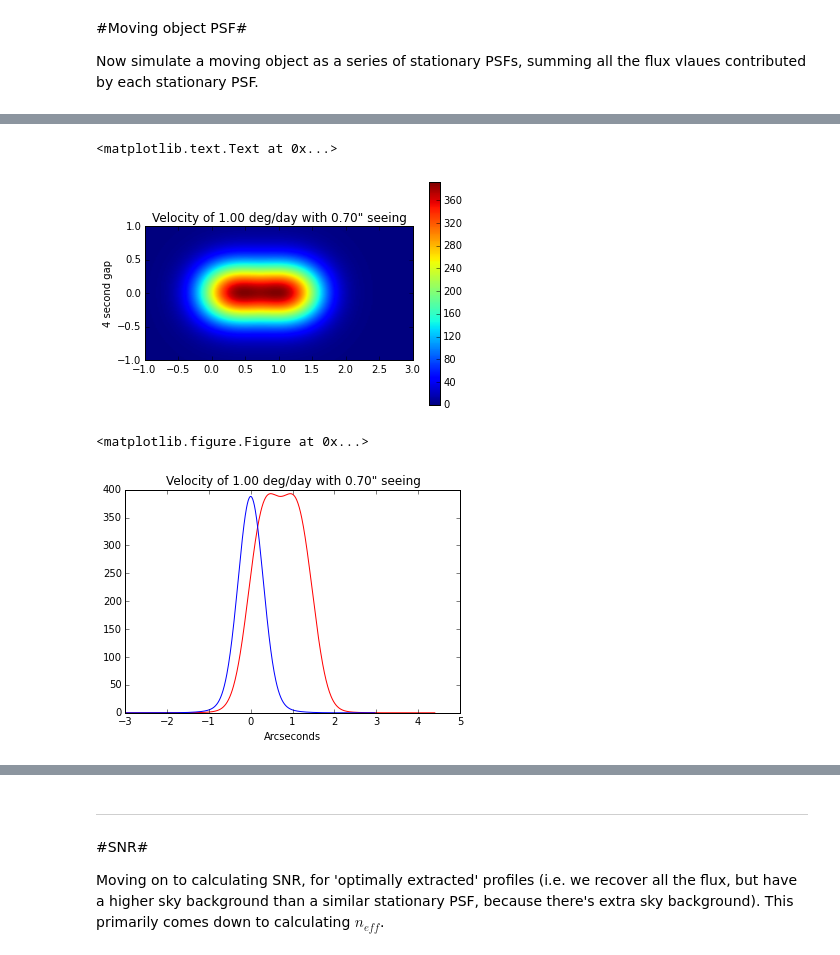
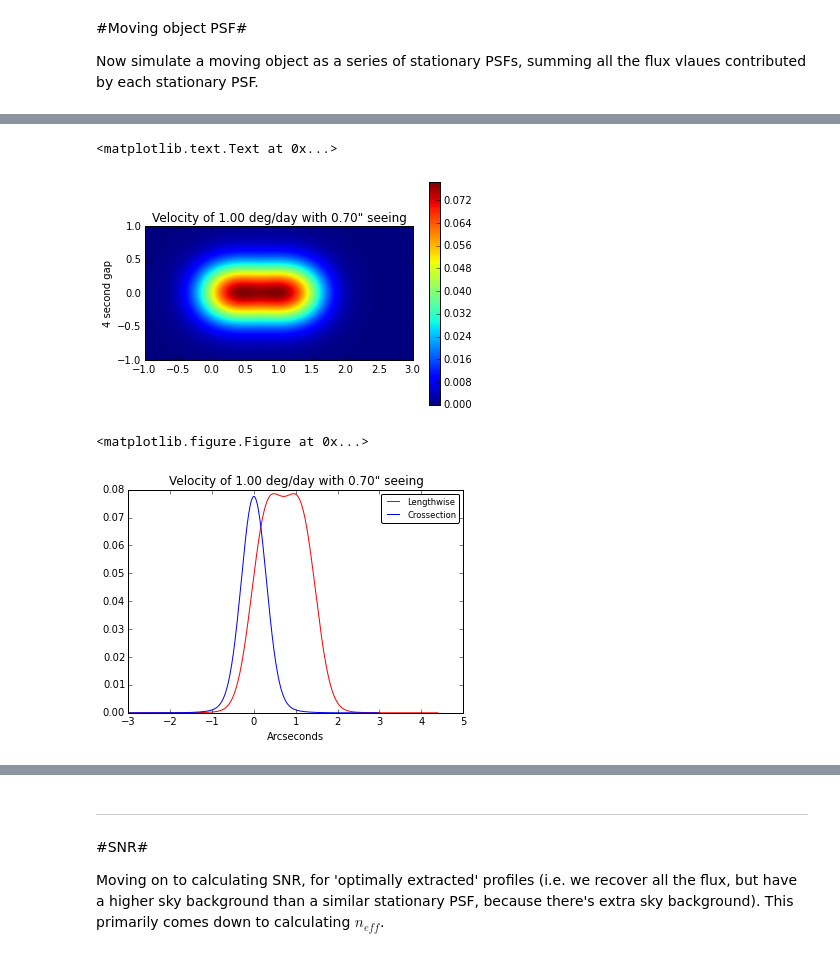
Before and after one commit to rhiannonlynne/MafSSO, a Jupyter notebook: Trailing Losses.ipynb, the cells around one changed output, grey strips where cells are left out. Drawn from its saved outputs; the diff is of its cells as text; code cells hidden in the pictures.

```diff
--- a/Trailing Losses.ipynb
+++ b/Trailing Losses.ipynb
@@ -78,8 +78,10 @@ def stationaryPSF(seeing, totalflux=1, xcen=0, ycen=0):
 # %%
 from scipy import interpolate
 
-def zoomImage(x, y, flux, zoom=[-1, 1, -1, 1], zmax=1.6):
+def zoomImage(x, y, flux, zoom=[-1, 1, -1, 1], zmax=None):
     """Zoom in and show the image in region 'zoom'."""
+    if zmax is None:
+        zmax = flux.max()
     nbins = 200.0
     binsize = (zoom[1]-zoom[0])/nbins
     xg = np.arange(zoom[0], zoom[1]+binsize, binsize)
@@ -106,7 +108,8 @@ def crossSection(x, y, flux, xi=None, yi=None):
 # %% [markdown]
 Check these tools out with stationary PSF.
 # %%
-x, y, flux = stationaryPSF(0.7)
+x, y, flux = stationaryPSF(0.7, totalflux=1000)
+print flux.sum()
 plt.figure()
 zoomImage(x, y, flux)
 plt.title('0.7" seeing')
@@ -128,7 +131,7 @@ fy2 = fluxy
 
 x, y, flux = stationaryPSF(1.0)
 plt.figure()
-zoomImage(x, y, flux)
+zoomImage(x, y, flux, zmax=0.16)
 plt.title('1.0" seeing')
 plt.figure()
 fluxx, fluxy = crossSection(x, y, flux)
@@ -150,7 +154,7 @@ plt.xlim(-2, 2)
 
 Now simulate a moving object as a series of stationary PSFs, summing all the flux vlaues contributed by each stationary PSF.
 # %%
-def movingPSF(velocity=1.0, seeing=0.7, totalflux=1.0, side='L'):
+def movingPSF(velocity=1.0, seeing=0.7, totalflux=1000., side='L'):
     "Simulate a moving object;  velocity (deg/day), seeing(arcsecond), side='L' or 'R' (L=4sec gap)"""
     velocity = velocity / 24.0 #arcsecond/second
     exposureTimeSteps = seeing/velocity/20.0
@@ -190,4 +194,4 @@ def movingPSF(velocity=1.0, seeing=0.7, totalflux=1.0, side='L'):
 # %%
 velocity = 1.0 #deg/day
 seeing = 0.7 #arcseconds
-x, y, flux = movingPSF(velocity=velocity, seeing=seeing, totalflux=5e6)
+x, y, flux = movingPSF(velocity=velocity, seeing=seeing)
@@ -199,17 +198,18 @@ plt.imshow(flux, origin='lower', extent=[x.min(), x.max(), y.min(), y.max()])
 # %%
-zoomImage(x, y, flux, zoom=[-1, 3, -1, 1], zmax=flux.max())
+zoomImage(x, y, flux, zoom=[-1, 3, -1, 1])
 plt.title('Velocity of %.2f deg/day with %.2f" seeing' %(velocity, seeing))
 plt.ylabel('4 second gap')
 plt.figure()
 fluxx, fluxy = crossSection(x, y, flux)
 plt.figure()
 plt.plot(x, fluxx, 'r', label='Lengthwise')
 plt.plot(y, fluxy, 'b', label='Crossection')
+plt.legend(loc='upper right', fontsize='smaller', fancybox=True)
 plt.xlabel('Arcseconds')
 plt.title('Velocity of %.2f deg/day with %.2f" seeing' %(velocity, seeing))
 # %% [output]
 <matplotlib.text.Text at 0x...>
-[figure, old version]
+[figure, new version]
 <matplotlib.figure.Figure at 0x...>
-[figure, old version]
+[figure, new version]
 # %%
```
Also changed, not shown: parts of 14 cells of this notebook.
